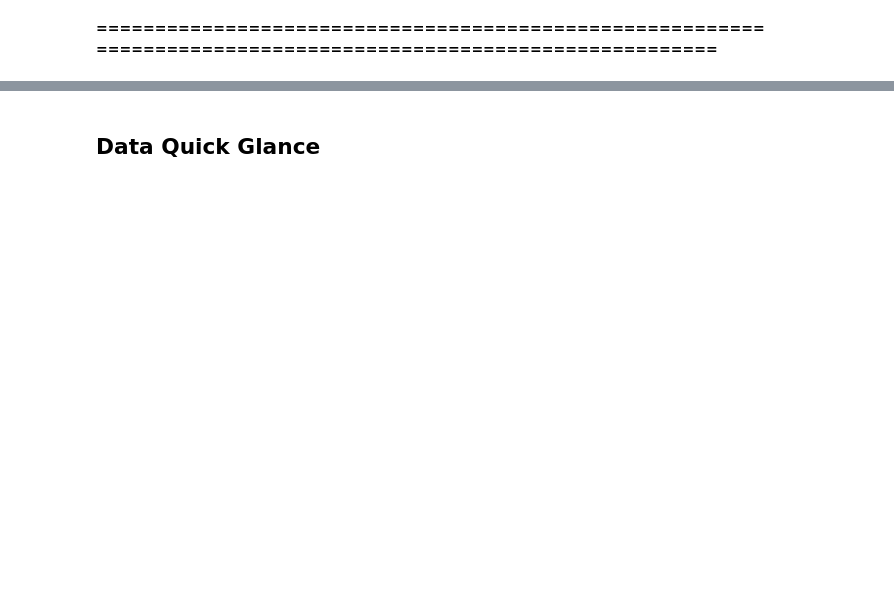
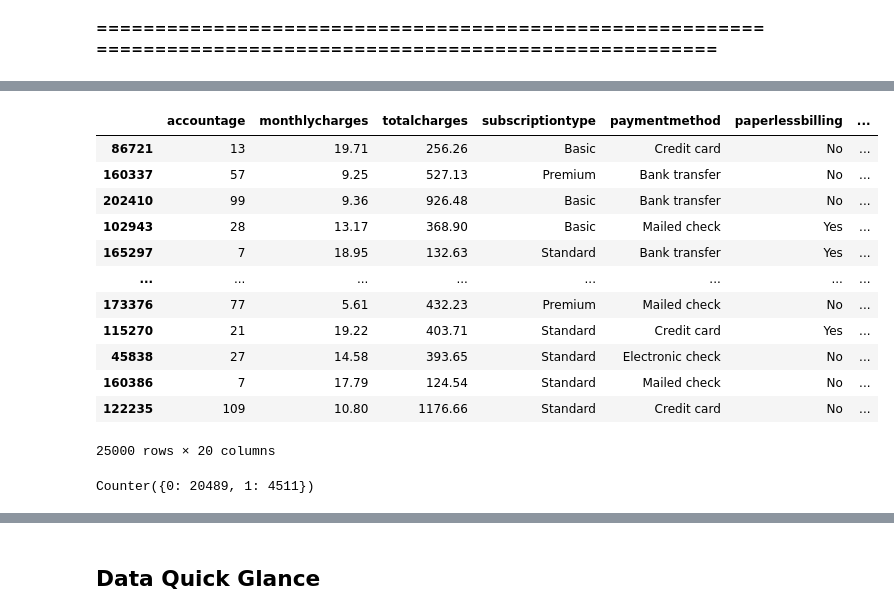
Before and after one commit to dennislamcv1/CourseraChurn, a Jupyter notebook: Data Preparation Churn.ipynb, the cells around one changed output, grey strips where cells are left out. Saved outputs shown, nothing was run; the diff lists cells and outputs as text; code cells hidden in the pictures; blank space fills up the shorter version.

```diff
--- a/Data Preparation Churn.ipynb
+++ b/Data Preparation Churn.ipynb
@@ -128,0 +133,22 @@ desc
+# %%
+trainset = df[0:25000]
+# %%
+trainset
+# %% [output]
+|  | accountage | monthlycharges | totalcharges | subscriptiontype | paymentmethod | paperlessbilling | ... |
+| 86721 | 13 | 19.71 | 256.26 | Basic | Credit card | No | ... |
+| 160337 | 57 | 9.25 | 527.13 | Premium | Bank transfer | No | ... |
+| 202410 | 99 | 9.36 | 926.48 | Basic | Bank transfer | No | ... |
+| 102943 | 28 | 13.17 | 368.90 | Basic | Mailed check | Yes | ... |
+| 165297 | 7 | 18.95 | 132.63 | Standard | Bank transfer | Yes | ... |
+| ... | ... | ... | ... | ... | ... | ... | ... |
+| 173376 | 77 | 5.61 | 432.23 | Premium | Mailed check | No | ... |
+| 115270 | 21 | 19.22 | 403.71 | Standard | Credit card | Yes | ... |
+| 45838 | 27 | 14.58 | 393.65 | Standard | Electronic check | No | ... |
+| 160386 | 7 | 17.79 | 124.54 | Standard | Mailed check | No | ... |
+| 122235 | 109 | 10.80 | 1176.66 | Standard | Credit card | No | ... |
+25000 rows × 20 columns
+# %%
+Counter(trainset.churn)
+# %% [output]
+Counter({0: 20489, 1: 4511})
```
Also changed, not shown: parts of 56 cells of this notebook, 4 other files.
